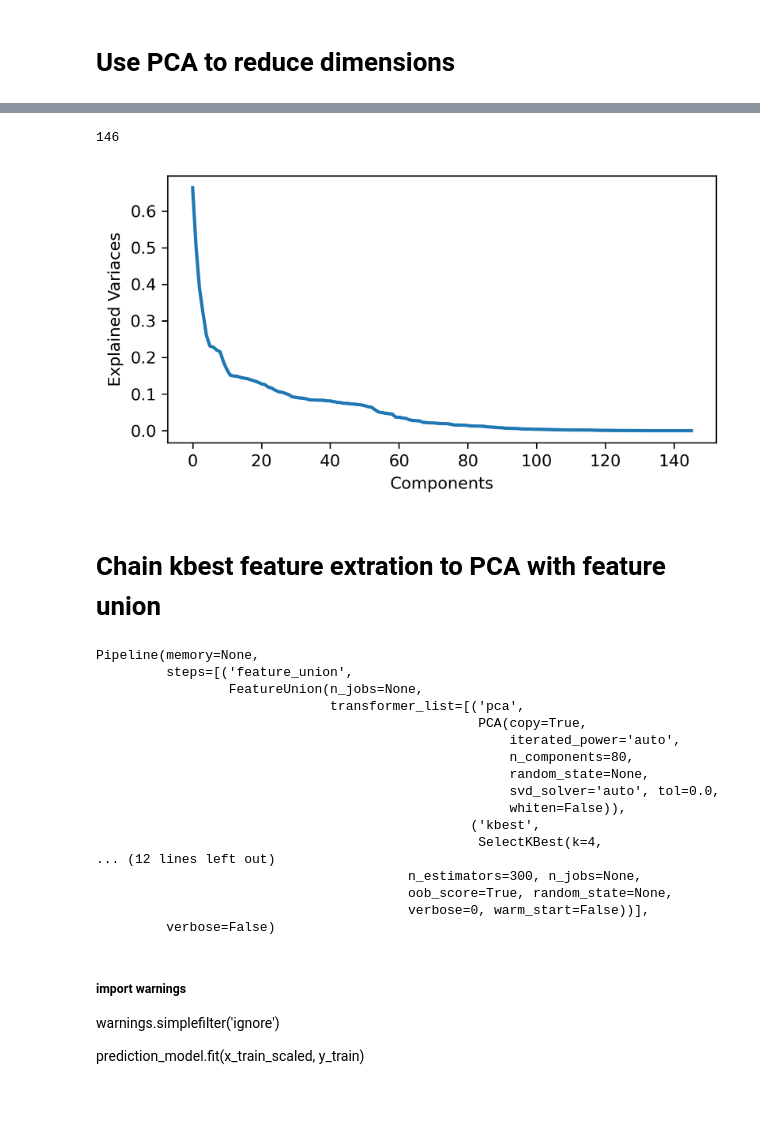
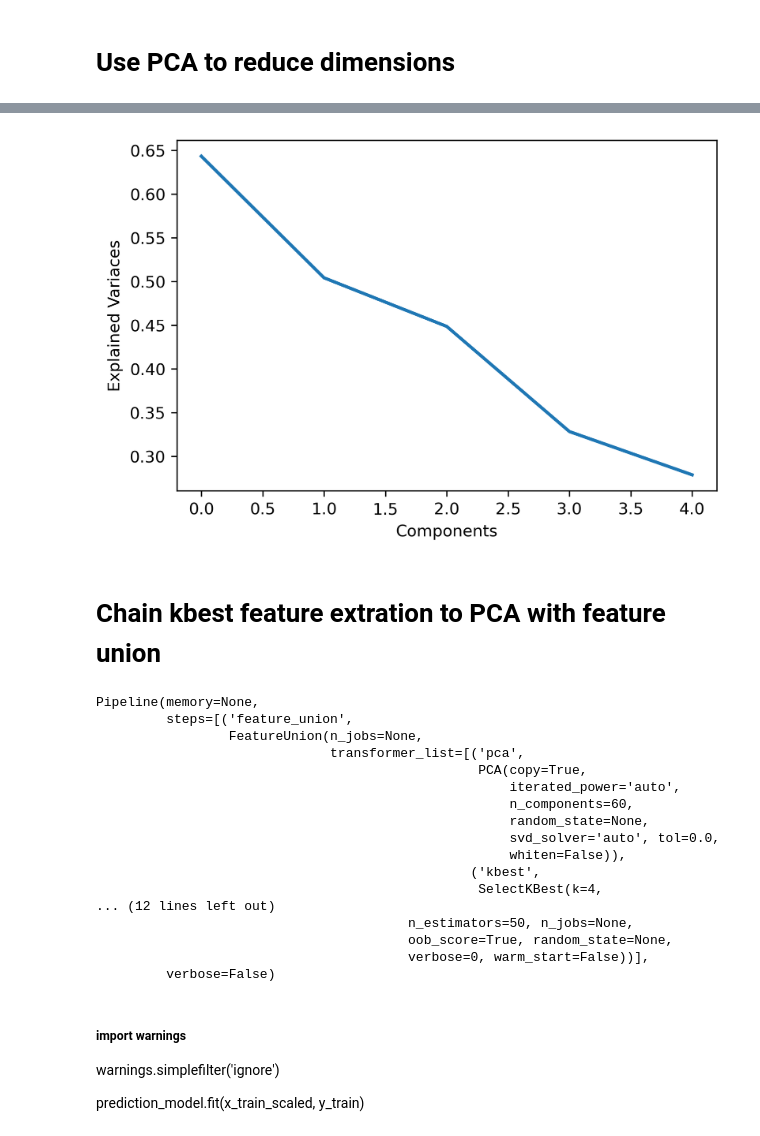
Before and after one commit to mmanning88/adoption_outcome_product, a Jupyter notebook: data_model/Prediction Modeling.ipynb, the cells around one changed output, grey strips where cells are left out. Cells and saved outputs as stored; diff of their text form; code cells hidden in the pictures; blank space fills up the shorter version.

```diff
--- a/data_model/Prediction Modeling.ipynb
+++ b/data_model/Prediction Modeling.ipynb
@@ -54,11 +39,7 @@ dataset =  dataset.loc[(dataset['outcome_type'] == 'Adoption')
 # %%
 x = dataset.filter(items=['sex', 'spay/neuter', 'mixed_breed', 'time_in_shelter_days_12',
-                         'coat', 'intake_hour', 'intake_weekday', 'intake_month', 'intake_year', 'age_upon_outcome_(years)',
+                         'coat', 'intake_hour', 'intake_weekday', 'intake_month', 'age_upon_outcome_(years)',
                          'intake_condition_clean', 'intake_type', 'Puppy/Dog_intake', 'Bully_breed'])
-
-# ['sex', 'spay/neuter', 'mixed_breed', 'breed', 'time_in_shelter_days_6', 'coat'
-#                         , 'intake_hour', 'intake_weekday', 'intake_month', 'age_upon_intake_age_group',
-#                         'intake_condition', 'intake_type', 'Puppy/Dog_intake']
 # %%
 for col in x:
     x[col] = x[col].astype('category')
@@ -66,8 +47,9 @@ y = dataset['outcome_type'].astype('category')
 # %%
 from sklearn.compose import ColumnTransformer
 from sklearn.preprocessing import OneHotEncoder
-
-ct = ColumnTransformer(transformers=[('encoder', OneHotEncoder(sparse=False), [*range(0, 14, 1)])], remainder='passthrough')
+print(x.head(1))
+ct = ColumnTransformer(transformers=[('encoder', OneHotEncoder(sparse=False, handle_unknown = "ignore"),
+                                      [*range(0, 13, 1)])], remainder='passthrough')
 xarr = np.array(ct.fit_transform(x))
 print(xarr[0])
 # %% [output]
@@ -90,5 +105,2 @@ x_train, x_test, y_train, y_test = train_test_split(xarr, yarr,
 # %% [markdown]
 # Use PCA to reduce dimensions
-# %%
-pca = PCA()
-pca.fit(x_train)
@@ -97,0 +107,4 @@ PCA(copy=True, iterated_power='auto', n_components=None, random_state=None,
+# %%
+pca = PCA(n_components = 5).fit(x_train)
+components = pca.transform(x_train)
+print(pca.explained_variance_ratio_)
@@ -98,30 +153,28 @@ PCA(copy=True, iterated_power='auto', n_components=None, random_state=None,
 # %%
 from matplotlib.pyplot import figure
 from matplotlib.pyplot import plot
 from matplotlib.pyplot import xlabel
 from matplotlib.pyplot import ylabel
 from matplotlib.pyplot import show
 
-print(len(pca.components_))
-figure(1, figsize=(6,3), dpi=300)
+figure(1, figsize=(6,4), dpi=300)
 plot(pca.explained_variance_, linewidth=2)
 xlabel('Components')
 ylabel('Explained Variaces')
 show()
 # %% [output]
-146
-[figure, old version]
+[figure, new version]
 # %% [markdown]
 # Chain kbest feature extration to PCA with feature union
 # %%
 feature_union = FeatureUnion([
-    ('pca', PCA(n_components = 80)),
+    ('pca', PCA(n_components = 60)),
     ('kbest', SelectKBest(k=4))
 ])
 
 prediction_model = Pipeline([
     ('feature_union', feature_union),
-    ('rf', RandomForestClassifier(n_estimators=300, criterion='entropy',
+    ('rf', RandomForestClassifier(n_estimators=50, criterion='entropy',
                                   class_weight='balanced_subsample', bootstrap=True,
                                   oob_score=True))
 ])
@@ -135,14 +188,14 @@ Pipeline(memory=None,
                               transformer_list=[('pca',
                                                  PCA(copy=True,
                                                      iterated_power='auto',
-                                                     n_components=80,
+                                                     n_components=60,
                                                      random_state=None,
                                                      svd_solver='auto', tol=0.0,
                                                      whiten=False)),
                                                 ('kbest',
                                                  SelectKBest(k=4,
 ... (12 lines left out)
-                                        n_estimators=300, n_jobs=None,
+                                        n_estimators=50, n_jobs=None,
                                         oob_score=True, random_state=None,
                                         verbose=0, warm_start=False))],
          verbose=False)
```
Also changed, not shown: parts of 35 cells of this notebook, 4 other files.
